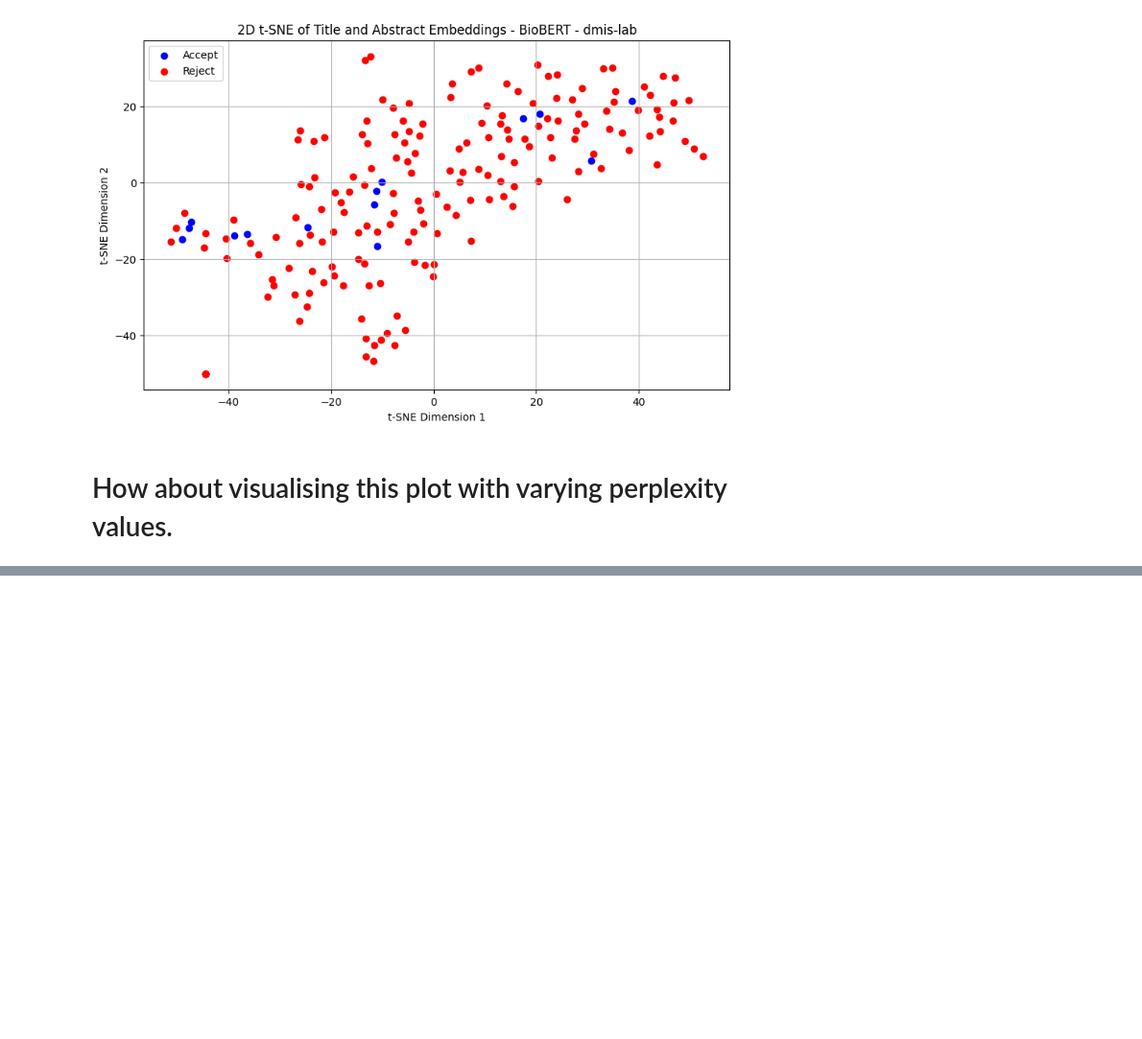
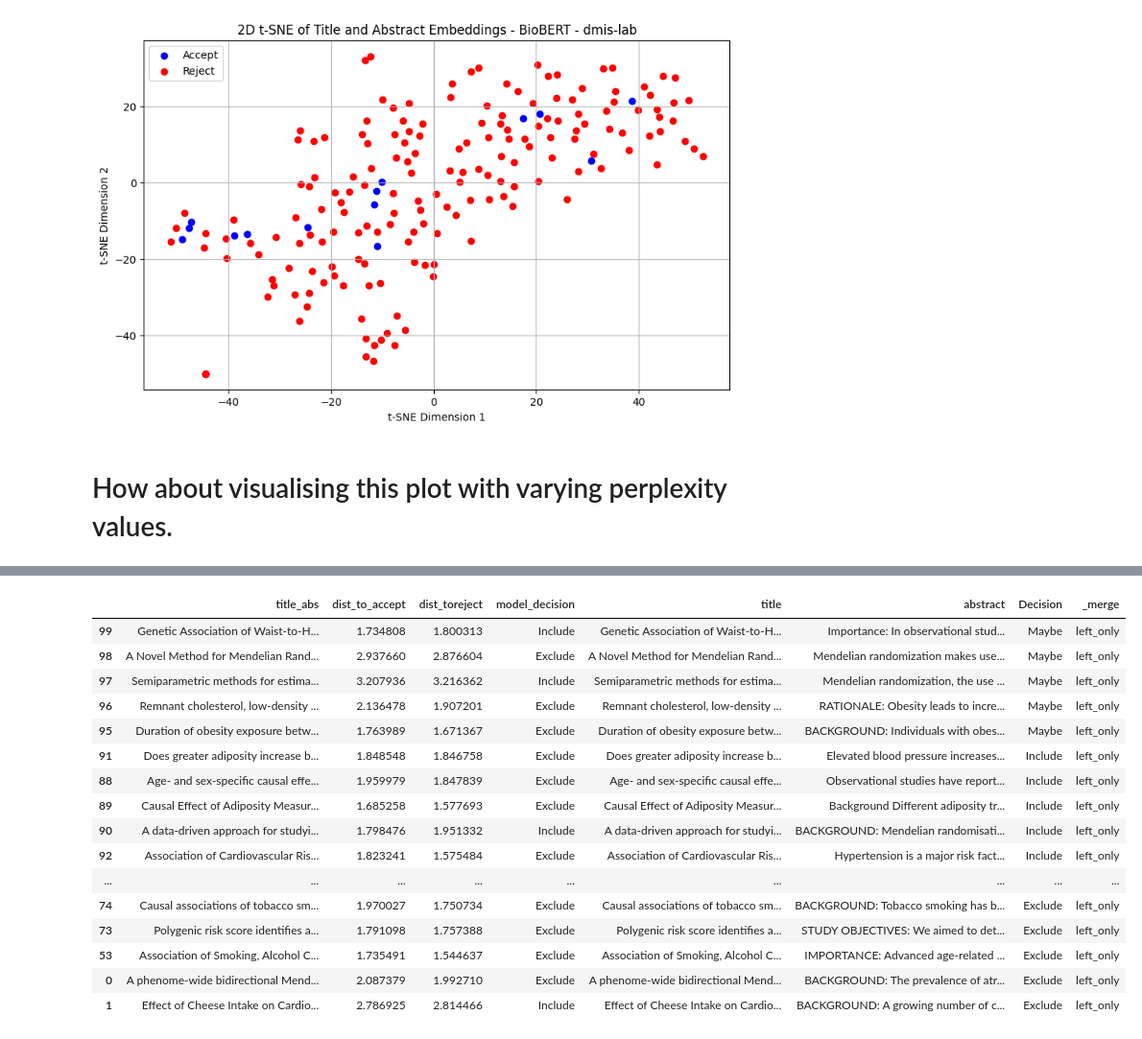
Before and after one commit to winfrednyoroka/ArticleSieve, a Jupyter notebook: Notebooks/Screeningpapers.ipynb, the cells around one changed output, grey strips where cells are left out. Shown: that part at 96% size. Drawn from its saved outputs; the diff is of its cells as text; code cells hidden in the pictures; blank space fills up the shorter version.

```diff
--- a/Notebooks/Screeningpapers.ipynb
+++ b/Notebooks/Screeningpapers.ipynb
@@ -1084,0 +1122,19 @@ plt.show()
+# %%
+# Step 1: Read in the dataset into jupyter notebook
+MR_articles = pd.read_csv('../Data/Raw/MR_articles.csv')
+MR_articles.head()
+
+# Subset the data to include columns title, abstract and decision
+MR_articles_sub = MR_articles[['title', 'abstract','Decision']]
+MR_articles_sub
+
+# Combine column title and abstract separated by a full colon
+MR_articles_sub['title_abs'] = MR_articles_sub['title']+':'+MR_articles_sub['abstract']
+MR_articles_sub.head()
+
+# # Put aside the included and excluded into different dataframes
+# Include = MR_articles_sub[MR_articles_sub['Decision']=='Include'] # Extract included papers
+# Exclude = MR_articles_sub[MR_articles_sub['Decision']=='Exclude'] # Extract excluded papers
+# Maybe = MR_articles_sub[MR_articles_sub['Decision']=='Maybe']
+# Include.head()
+# Exclude.head()
@@ -1084,0 +1284,30 @@ plt.show()
+# %%
+#MR_articles_prediction = predict_articles(Article_title_abs,accepted_centroid,rejected_centroid) # Output from classify function
+MR_articles_pred = pd.DataFrame(MR_articles_prediction) # Convert the list to a dataframe
+# Rename the columns
+MR_articles_pred.columns = ['title_abs','dist_to_accept','dist_toreject','model_decision']
+MR_articles_pred
+
+# Combine prediction dataframe with the test dataframe with human decision
+MR_articles_pred
+MR_articles_test
+MR_articles_test_pred = MR_articles_pred.merge(MR_articles_test,how='left',on ='title_abs') # joint test and prediction
+MR_articles_test_pred.sort_values('Decision',ascending=False).head(50) # Visualise the top 50, only recovers 2 papers with correct prediction
+# %% [output]
+|  | title_abs | dist_to_accept | dist_toreject | model_decision | title | abstract | Decision | _merge |
+| 99 | Genetic Association of Waist-to-H... | 1.734808 | 1.800313 | Include | Genetic Association of Waist-to-H... | Importance: In observational stud... | Maybe | left_only |
+| 98 | A Novel Method for Mendelian Rand... | 2.937660 | 2.876604 | Exclude | A Novel Method for Mendelian Rand... | Mendelian randomization makes use... | Maybe | left_only |
+| 97 | Semiparametric methods for estima... | 3.207936 | 3.216362 | Include | Semiparametric methods for estima... | Mendelian randomization, the use ... | Maybe | left_only |
+| 96 | Remnant cholesterol, low-density ... | 2.136478 | 1.907201 | Exclude | Remnant cholesterol, low-density ... | RATIONALE: Obesity leads to incre... | Maybe | left_only |
+| 95 | Duration of obesity exposure betw... | 1.763989 | 1.671367 | Exclude | Duration of obesity exposure betw... | BACKGROUND: Individuals with obes... | Maybe | left_only |
+| 91 | Does greater adiposity increase b... | 1.848548 | 1.846758 | Exclude | Does greater adiposity increase b... | Elevated blood pressure increases... | Include | left_only |
+| 88 | Age- and sex-specific causal effe... | 1.959979 | 1.847839 | Exclude | Age- and sex-specific causal effe... | Observational studies have report... | Include | left_only |
+| 89 | Causal Effect of Adiposity Measur... | 1.685258 | 1.577693 | Exclude | Causal Effect of Adiposity Measur... | Background Different adiposity tr... | Include | left_only |
+| 90 | A data-driven approach for studyi... | 1.798476 | 1.951332 | Include | A data-driven approach for studyi... | BACKGROUND: Mendelian randomisati... | Include | left_only |
+| 92 | Association of Cardiovascular Ris... | 1.823241 | 1.575484 | Exclude | Association of Cardiovascular Ris... | Hypertension is a major risk fact... | Include | left_only |
+| ... | ... | ... | ... | ... | ... | ... | ... | ... |
+| 74 | Causal associations of tobacco sm... | 1.970027 | 1.750734 | Exclude | Causal associations of tobacco sm... | BACKGROUND: Tobacco smoking has b... | Exclude | left_only |
+| 73 | Polygenic risk score identifies a... | 1.791098 | 1.757388 | Exclude | Polygenic risk score identifies a... | STUDY OBJECTIVES: We aimed to det... | Exclude | left_only |
+| 53 | Association of Smoking, Alcohol C... | 1.735491 | 1.544637 | Exclude | Association of Smoking, Alcohol C... | IMPORTANCE: Advanced age-related ... | Exclude | left_only |
+| 0 | A phenome-wide bidirectional Mend... | 2.087379 | 1.992710 | Exclude | A phenome-wide bidirectional Mend... | BACKGROUND: The prevalence of atr... | Exclude | left_only |
+| 1 | Effect of Cheese Intake on Cardio... | 2.786925 | 2.814466 | Include | Effect of Cheese Intake on Cardio... | BACKGROUND: A growing number of c... | Exclude | left_only |
```
Also changed, not shown: parts of 13 cells of this notebook.
